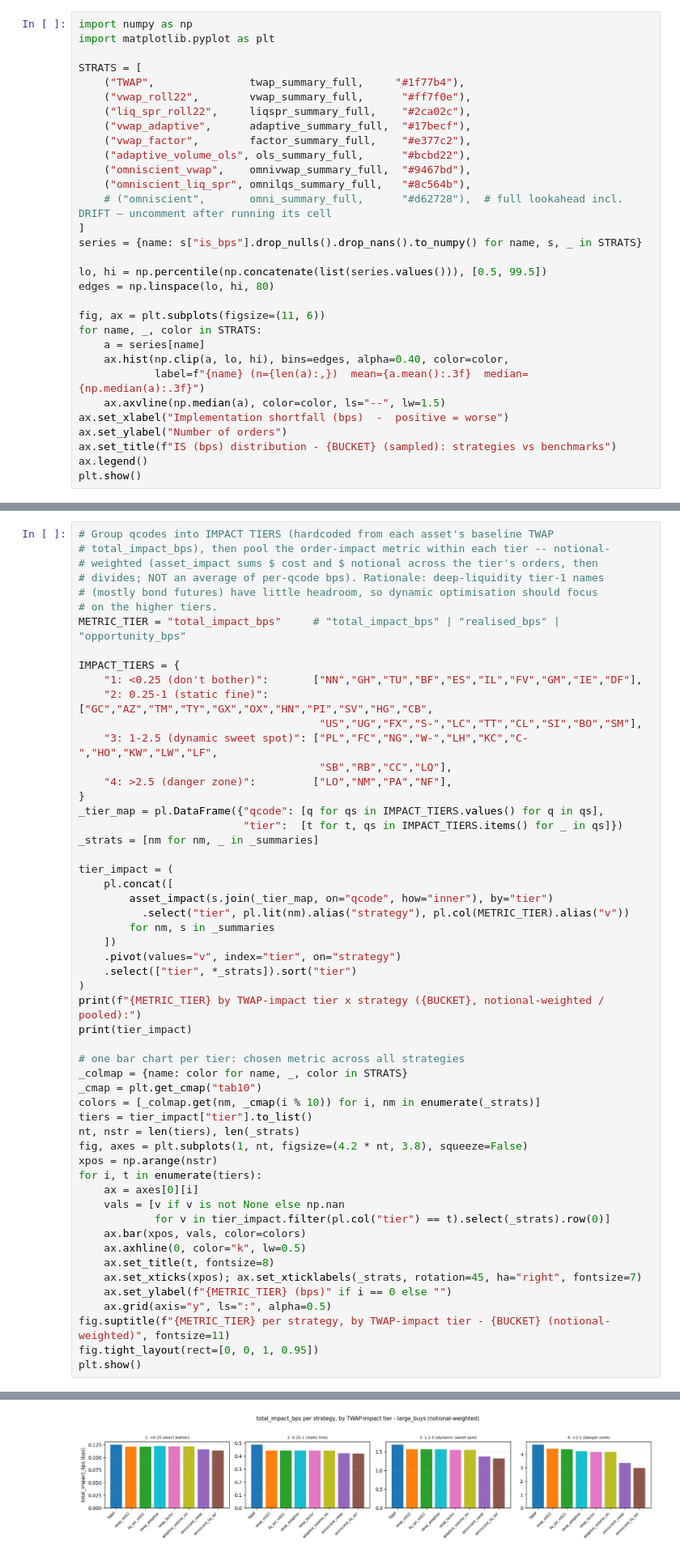
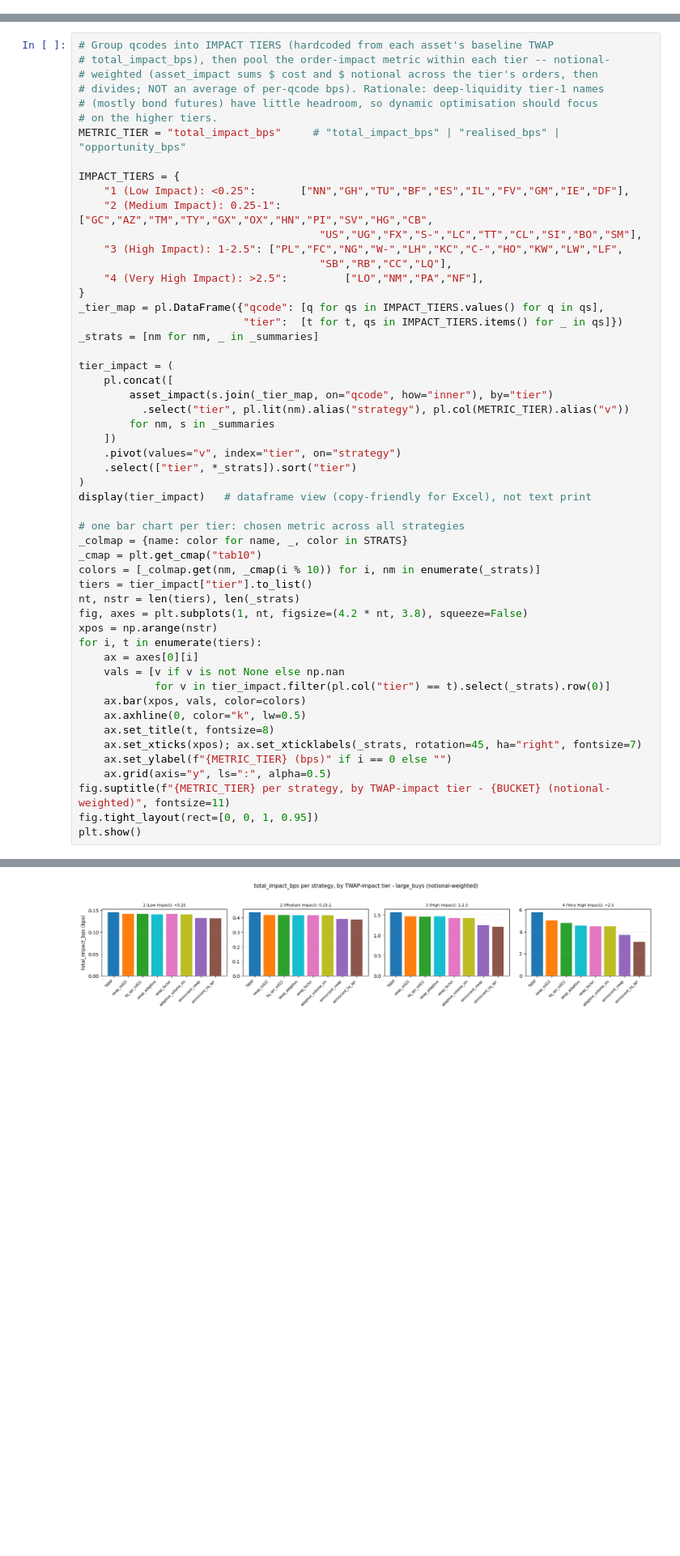
Before and after one commit to qe-internship-lwe/Individual-Project-2, a Jupyter notebook: trade_execution.ipynb, the cells around one changed output, grey strips where cells are left out. Shown at 81% size. Saved outputs shown, nothing was run; the diff lists cells and outputs as text; blank space fills up the shorter version.

```diff
--- a/trade_execution.ipynb
+++ b/trade_execution.ipynb
@@ -516,31 +533,0 @@ One value per order. `is_bps` is signed so **positive = worse** (it includes opp
-# %%
-import numpy as np
-import matplotlib.pyplot as plt
-
-STRATS = [
-    ("TWAP",               twap_summary_full,     "#1f77b4"),
-    ("vwap_roll22",        vwap_summary_full,      "#ff7f0e"),
-    ("liq_spr_roll22",     liqspr_summary_full,    "#2ca02c"),
-    ("vwap_adaptive",      adaptive_summary_full,  "#17becf"),
-    ("vwap_factor",        factor_summary_full,    "#e377c2"),
-    ("adaptive_volume_ols", ols_summary_full,      "#bcbd22"),
-    ("omniscient_vwap",    omnivwap_summary_full,  "#9467bd"),
-    ("omniscient_liq_spr", omnilqs_summary_full,   "#8c564b"),
-    # ("omniscient",       omni_summary_full,      "#d62728"),  # full lookahead incl. DRIFT — uncomment after running its cell
-]
-series = {name: s["is_bps"].drop_nulls().drop_nans().to_numpy() for name, s, _ in STRATS}
-
-lo, hi = np.percentile(np.concatenate(list(series.values())), [0.5, 99.5])
-edges = np.linspace(lo, hi, 80)
-
-fig, ax = plt.subplots(figsize=(11, 6))
-for name, _, color in STRATS:
-    a = series[name]
-    ax.hist(np.clip(a, lo, hi), bins=edges, alpha=0.40, color=color,
-            label=f"{name} (n={len(a):,})  mean={a.mean():.3f}  median={np.median(a):.3f}")
-    ax.axvline(np.median(a), color=color, ls="--", lw=1.5)
-ax.set_xlabel("Implementation shortfall (bps)  -  positive = worse")
-ax.set_ylabel("Number of orders")
-ax.set_title(f"IS (bps) distribution - {BUCKET} (sampled): strategies vs benchmarks")
-ax.legend()
-plt.show()
@@ -765,12 +719,12 @@ Instead of asset class, qcodes are bucketed into four tiers by their **baseline
 METRIC_TIER = "total_impact_bps"     # "total_impact_bps" | "realised_bps" | "opportunity_bps"
 
 IMPACT_TIERS = {
-    "1: <0.25 (don't bother)":       ["NN","GH","TU","BF","ES","IL","FV","GM","IE","DF"],
-    "2: 0.25-1 (static fine)":       ["GC","AZ","TM","TY","GX","OX","HN","PI","SV","HG","CB",
+    "1 (Low Impact): <0.25":       ["NN","GH","TU","BF","ES","IL","FV","GM","IE","DF"],
+    "2 (Medium Impact): 0.25-1":       ["GC","AZ","TM","TY","GX","OX","HN","PI","SV","HG","CB",
                                       "US","UG","FX","S-","LC","TT","CL","SI","BO","SM"],
-    "3: 1-2.5 (dynamic sweet spot)": ["PL","FC","NG","W-","LH","KC","C-","HO","KW","LW","LF",
+    "3 (High Impact): 1-2.5": ["PL","FC","NG","W-","LH","KC","C-","HO","KW","LW","LF",
                                       "SB","RB","CC","LQ"],
-    "4: >2.5 (danger zone)":         ["LO","NM","PA","NF"],
+    "4 (Very High Impact): >2.5":         ["LO","NM","PA","NF"],
 }
 _tier_map = pl.DataFrame({"qcode": [q for qs in IMPACT_TIERS.values() for q in qs],
                           "tier":  [t for t, qs in IMPACT_TIERS.items() for _ in qs]})
@@ -785,8 +739,7 @@ tier_impact = (
     .pivot(values="v", index="tier", on="strategy")
     .select(["tier", *_strats]).sort("tier")
 )
-print(f"{METRIC_TIER} by TWAP-impact tier x strategy ({BUCKET}, notional-weighted / pooled):")
-print(tier_impact)
+display(tier_impact)   # dataframe view (copy-friendly for Excel), not text print
 
 # one bar chart per tier: chosen metric across all strategies
 _colmap = {name: color for name, _, color in STRATS}
@@ -830 +773 @@ shape: (4, 9)
-[figure, old version]
+[figure, new version]
```
Also changed, not shown: parts of 33 cells of this notebook, 3 other files.
